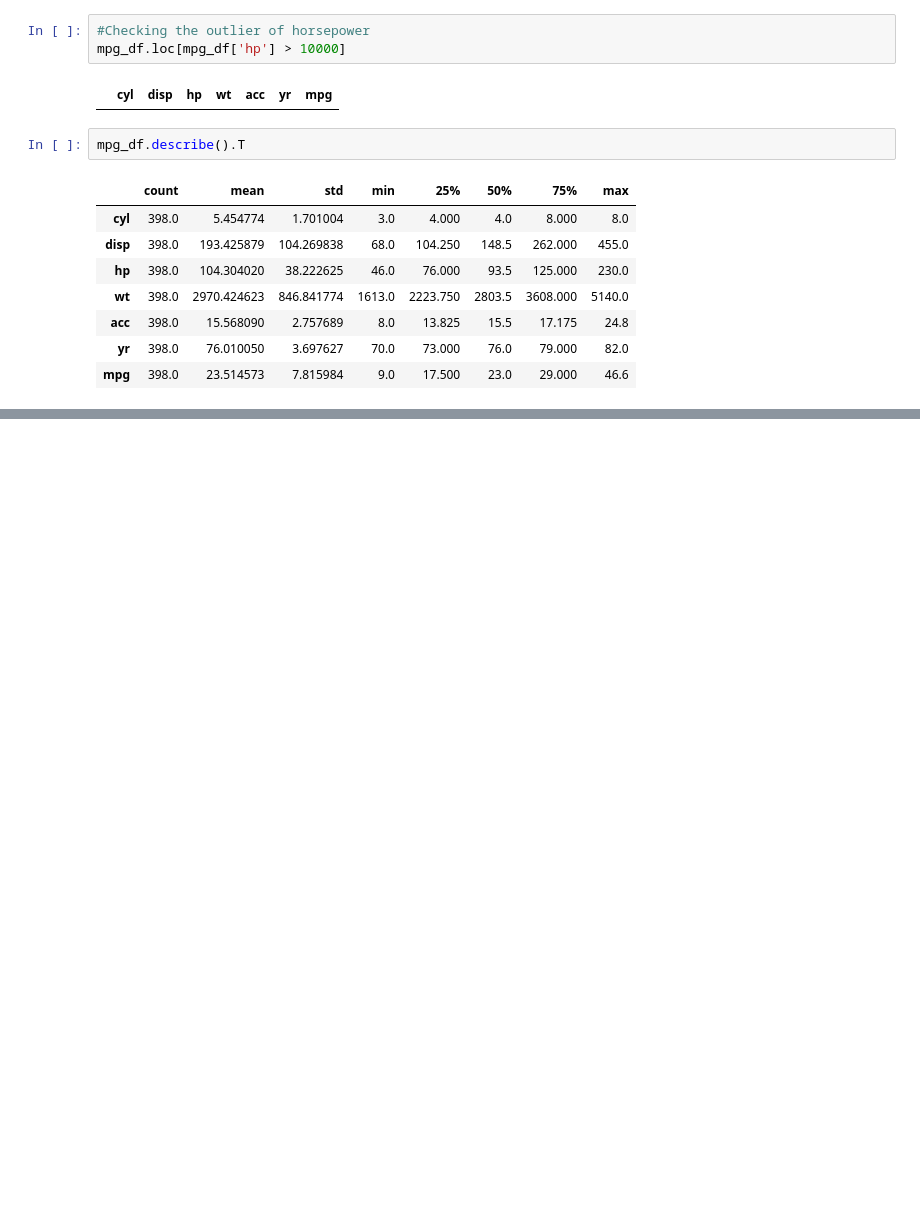
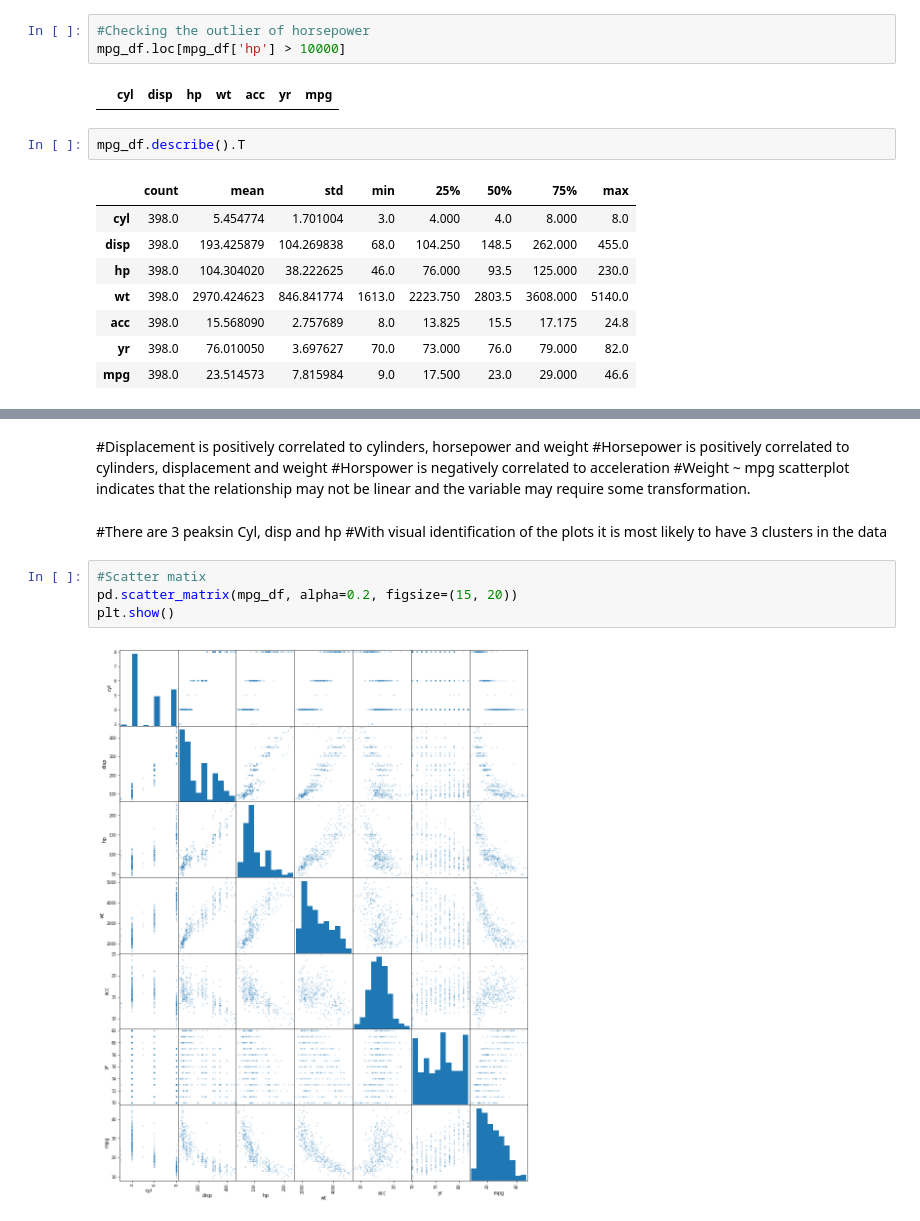
Before and after one commit to GreatLearningAIML1/bangalore-feb-batch-charulatha27, a Jupyter notebook: Unsupervised Learning_R4_Project1_Car.ipynb, the cells around one changed output, grey strips where cells are left out. Saved outputs shown, nothing was run; the diff lists cells and outputs as text; blank space fills up the shorter version.

```diff
--- a/Unsupervised Learning_R4_Project1_Car.ipynb
+++ b/Unsupervised Learning_R4_Project1_Car.ipynb
@@ -139,3 +193,17 @@ sns.pairplot(mpg_df, diag_kind='kde', hue = 'mpg')
+# %% [markdown]
+#Displacement is positively correlated to cylinders, horsepower and weight
+#Horsepower is positively correlated to cylinders, displacement and weight
+#Horspower is negatively correlated to acceleration
+#Weight ~ mpg scatterplot indicates that the relationship may not be linear and the variable may require some transformation.
+# %% [markdown]
+#There are 3 peaksin Cyl, disp and hp
+ #With visual identification of the plots it is most likely to have 3 clusters in the data
+# %%
+#Scatter matix
+pd.scatter_matrix(mpg_df, alpha=0.2, figsize=(15, 20))
+plt.show()
+# %% [output]
+[figure, added]
 # %%
 plt.figure(figsize=(12,10))
 sns.heatmap(mpg_df.corr(),annot=True)
```
Also changed, not shown: parts of 79 cells of this notebook.
